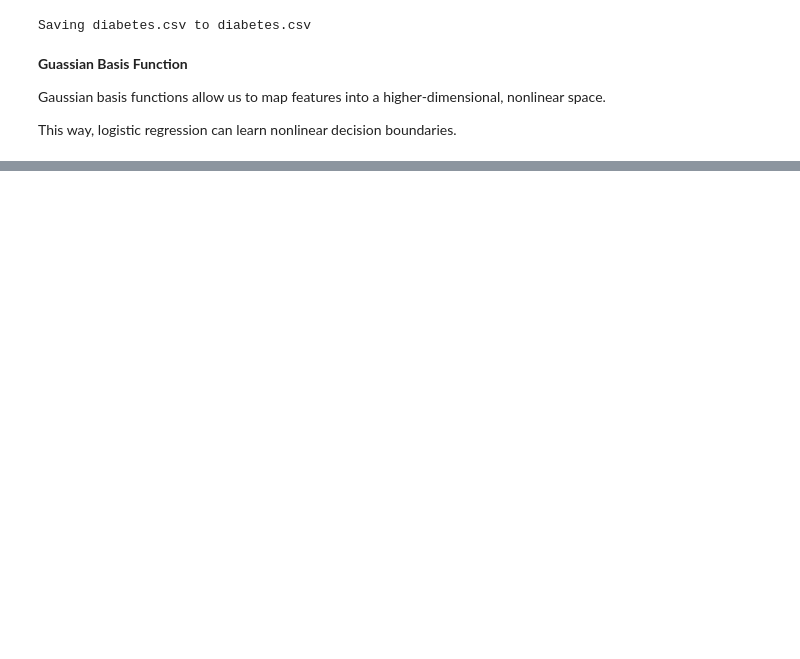
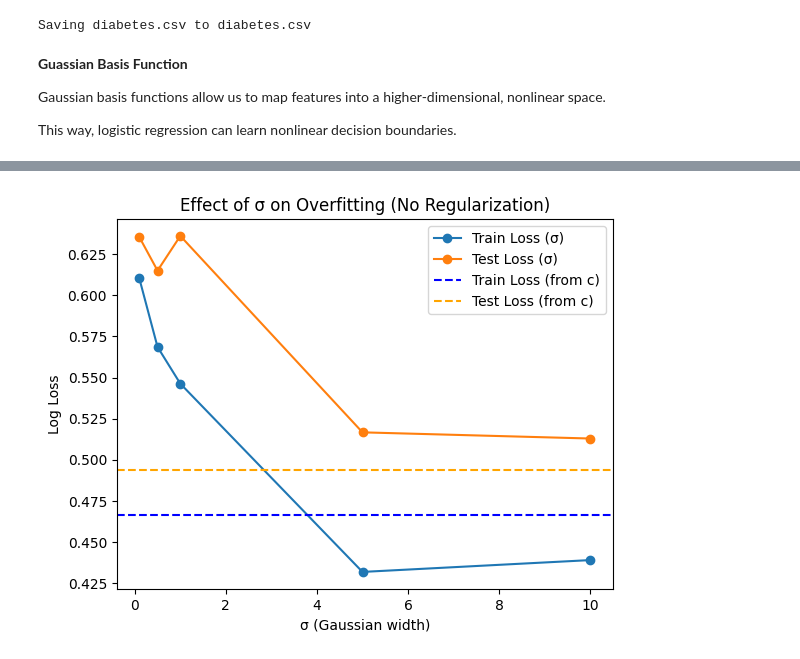
Before and after one commit to Madathanapalleleena/ML_LAB_152, a Jupyter notebook: ML_A1.ipynb, the cells around one changed output, grey strips where cells are left out. Cells and saved outputs as stored; diff of their text form; code cells hidden in the pictures; blank space fills up the shorter version.

Commit message:
Difference between train and test errors compared normal model training and gaussian basis function with variation of sigma values

```diff
--- a/ML_A1.ipynb
+++ b/ML_A1.ipynb
@@ -287,8 +293,8 @@ scaler = StandardScaler()
 df=pd.read_csv('diabetes.csv')
 X=df.drop('Outcome',axis=1).values
 y=df['Outcome'].values
-X_std = scaler.fit_transform(X)
-x_train,x_test,y_train,y_test=train_test_split(X,y,test_size=0.2,random_state=42,stratify=y)
+X_std = scaler.fit_transform(X)   #first we need to standardize the data to scale the features
+x_train,x_test,y_train,y_test=train_test_split(X_std,y,test_size=0.2,random_state=42,stratify=y)
 X_train_basic1=gbt(x_train,sigma=0.1)
 print("\n")
 X_test_basic2=gbt(x_test,sigma=0.5)
@@ -326,0 +340,18 @@ Huge σ = underfit danger (too smooth).
+# %%
+sigmas = [0.1, 0.5, 1, 5, 10]
+train_losses_sigma = []
+test_losses_sigma = []
+
+for sigma in sigmas:
+    X_train_phi=gbt(x_train, sigma)
+    X_test_phi=gbt(x_test, sigma)
+
+    model = LogisticRegression(penalty=None, solver="lbfgs", max_iter=5000) #Logistic regression with NO regularization
+    model.fit(X_train_phi, y_train)
+
+    y_train_pred= model.predict_proba(X_train_phi) #predicting probablilties
+    y_test_pred= model.predict_proba(X_test_phi)
+
+    #Calculation of Log losses
+    train_losses_sigma.append(log_loss(y_train, y_train_pred))
+    test_losses_sigma.append(log_loss(y_test, y_test_pred))
@@ -326,0 +376,18 @@ Huge σ = underfit danger (too smooth).
+# %%
+#graph for the above
+import matplotlib.pyplot as plt
+
+plt.plot(sigmas, train_losses_sigma, marker="o", label="Train Loss (σ)")
+plt.plot(sigmas, test_losses_sigma, marker="o", label="Test Loss (σ)")
+
+# Add constant reference lines from part (c)
+plt.axhline(y=min(train_losses), color="blue", linestyle="--", label="Train Loss (from c)")
+plt.axhline(y=min(test_losses), color="orange", linestyle="--", label="Test Loss (from c)")
+
+plt.xlabel("σ (Gaussian width)")
+plt.ylabel("Log Loss")
+plt.title("Effect of σ on Overfitting (No Regularization)")
+plt.legend()
+plt.show()
+# %% [output]
+[figure, added]
```
Also changed, not shown: parts of 10 cells of this notebook.
